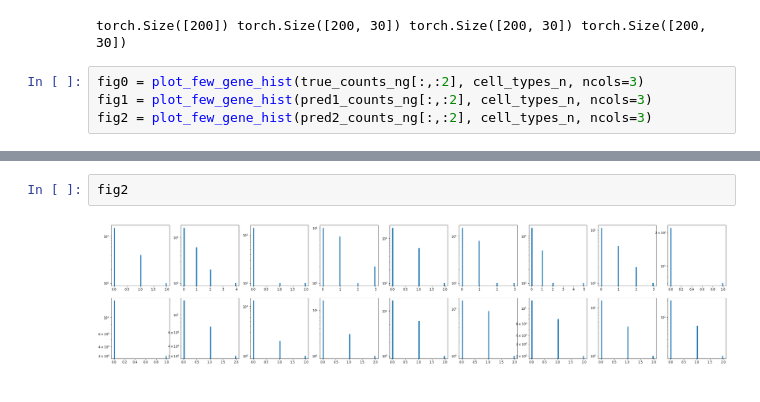
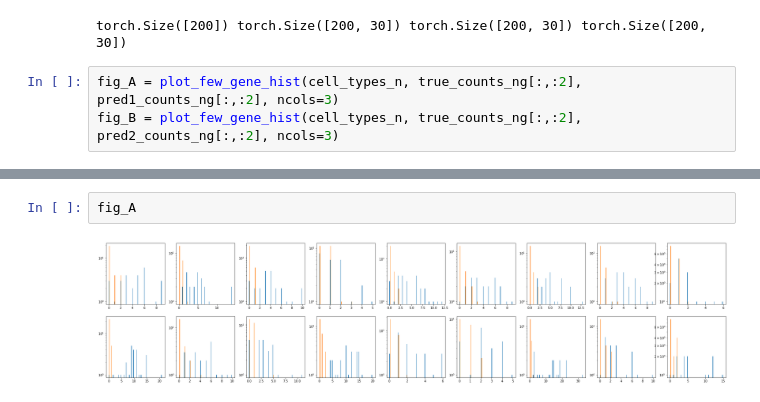
Before and after one commit to broadinstitute/tissue_purifier, a Jupyter notebook: notebooks/tp_02_validation_PYRO.ipynb, the cells around one changed output, grey strips where cells are left out. Cells and saved outputs as stored; diff of their text form.

```diff
--- a/notebooks/tp_02_validation_PYRO.ipynb
+++ b/notebooks/tp_02_validation_PYRO.ipynb
@@ -365,6 +389,5 @@ print(cell_types_n.shape, true_counts_ng.shape, pred1_counts_ng.shape, pred2_cou
 # %% [output]
 torch.Size([200]) torch.Size([200, 30]) torch.Size([200, 30]) torch.Size([200, 30])
 # %%
-fig0 = plot_few_gene_hist(true_counts_ng[:,:2], cell_types_n, ncols=3)
-fig1 = plot_few_gene_hist(pred1_counts_ng[:,:2], cell_types_n, ncols=3)
-fig2 = plot_few_gene_hist(pred2_counts_ng[:,:2], cell_types_n, ncols=3)
+fig_A = plot_few_gene_hist(cell_types_n, true_counts_ng[:,:2], pred1_counts_ng[:,:2], ncols=3)
+fig_B = plot_few_gene_hist(cell_types_n, true_counts_ng[:,:2], pred2_counts_ng[:,:2], ncols=3)
@@ -379,4 +394,4 @@ fig1
-# %%
-fig2
-# %% [output]
-[figure, removed]
+# %%
+fig_A
+# %% [output]
+[figure, added]
```
Also changed, not shown: parts of 7 cells of this notebook.
